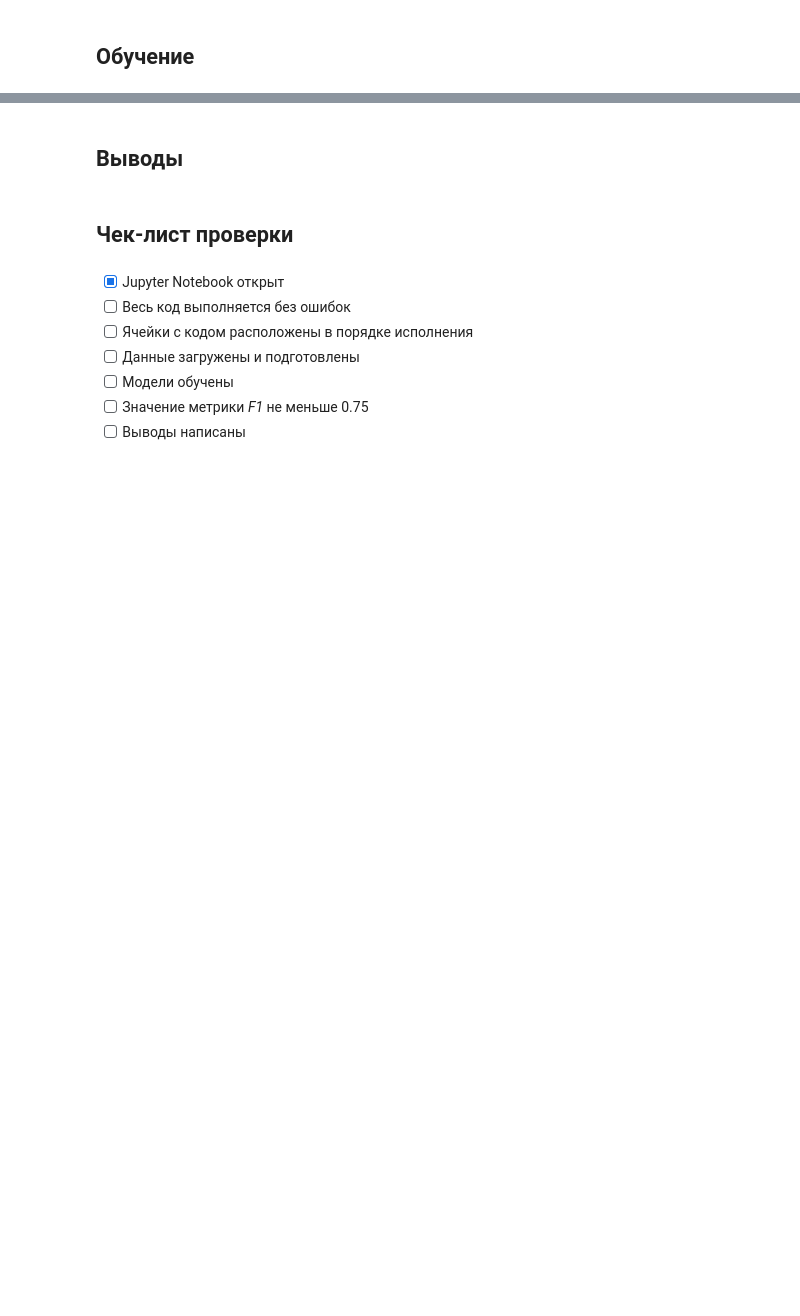
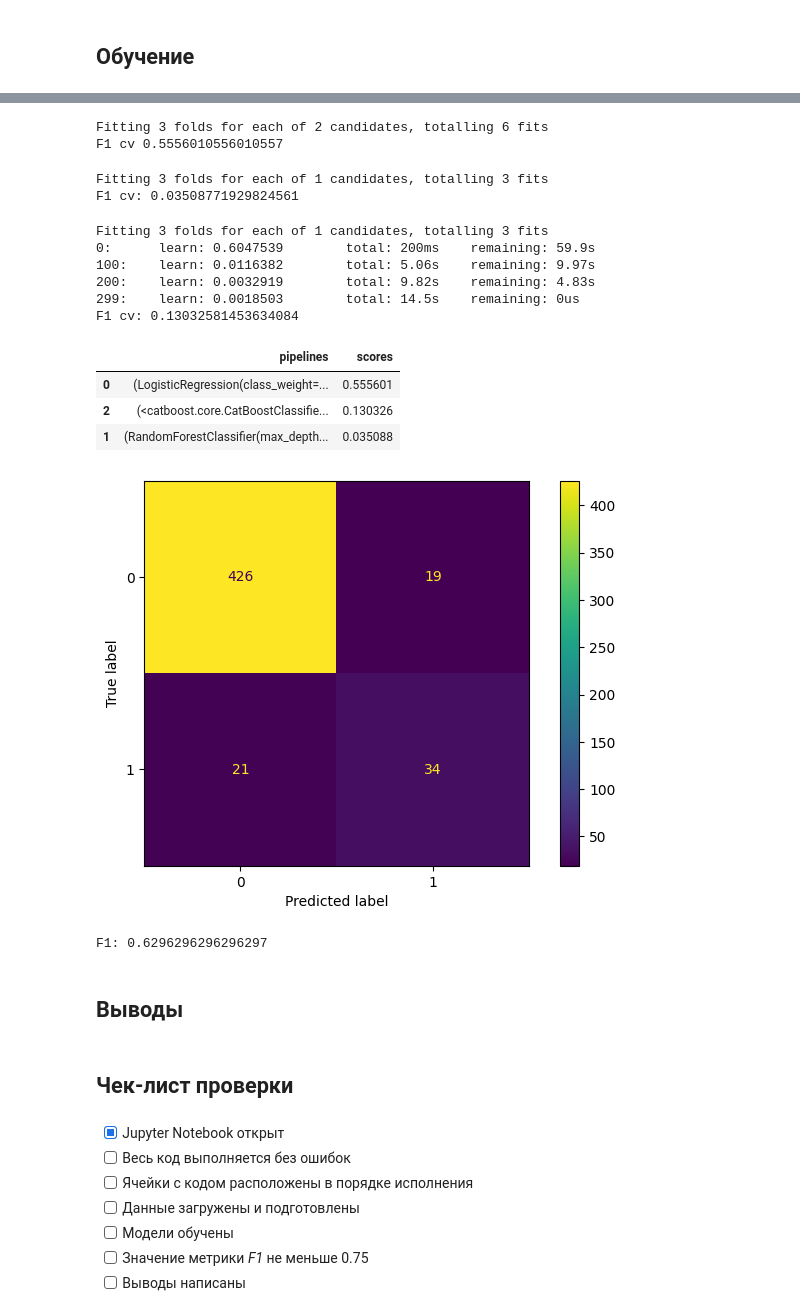
Before and after one commit to kirillva/yandex-bert, a Jupyter notebook: b5043e21-eb29-4816-998f-f4795dd04686.ipynb, the cells around one changed output, grey strips where cells are left out. Drawn from its saved outputs; the diff is of its cells as text; code cells hidden in the pictures; blank space fills up the shorter version.

```diff
--- a/b5043e21-eb29-4816-998f-f4795dd04686.ipynb
+++ b/b5043e21-eb29-4816-998f-f4795dd04686.ipynb
@@ -143,3 +262,54 @@ lr_clf.score(test_features, test_labels)
+# %%
+lr_pipe = Pipeline([
+    ('clf', LogisticRegression(random_state=12345, solver='liblinear', class_weight='balanced'))
+])
+
+param_grid = {
+    'clf__solver' : ['liblinear'],
+    'clf__max_iter' : [1000, 2500]
+}
+
+lr_estimator, lr_best_params, lr_best_score = search_best_estimator(lr_pipe, param_grid, train_features, train_labels)
+
+print('F1 cv', lr_best_score)
+# %% [output]
+Fitting 3 folds for each of 2 candidates, totalling 6 fits
+F1 cv 0.5556010556010557
+# %%
+rf_pipe = Pipeline([
+    ('clf', RandomForestClassifier(n_estimators=100, max_depth=19, random_state=12345))
+])
+param_grid = {
+    "clf__n_estimators": [150], #[i for i in range(100,250,50)],
+    "clf__max_depth": [20], #[i for i in range(10,30,10)], #[i for i in range(10,60,5)],
+    "clf__min_samples_split":[2], #[i for i in range(2,4,2)],
+    "clf__min_samples_leaf": [2],
+}
+
+rf_estimator, rf_best_params, rf_best_score = search_best_estimator(rf_pipe, param_grid, train_features, train_labels)
+
+print('F1 cv:', rf_best_score)
+# %% [output]
+Fitting 3 folds for each of 1 candidates, totalling 3 fits
+F1 cv: 0.03508771929824561
+# %%
+cb_pipe = Pipeline([
+    ('clf', CatBoostClassifier(iterations=300, verbose=100))
+])
+param_grid = {
+    "clf__learning_rate": [0.1] #[i/10 for i in range(1,3,1)]
+}
+
+cb_estimator, cb_best_params, cb_best_score = search_best_estimator(cb_pipe, param_grid, train_features, train_labels)
+
+print('F1 cv:', cb_best_score)
+# %% [output]
+Fitting 3 folds for each of 1 candidates, totalling 3 fits
+0:      learn: 0.6047539        total: 200ms    remaining: 59.9s
+100:    learn: 0.0116382        total: 5.06s    remaining: 9.97s
+200:    learn: 0.0032919        total: 9.82s    remaining: 4.83s
+299:    learn: 0.0018503        total: 14.5s    remaining: 0us
+F1 cv: 0.13032581453634084
 # %%
 # tokenizer = transformers.BertTokenizer(vocab_file='datasets/ds_bert/vocab.txt')
 
@@ -153,6 +323,34 @@ lr_clf.score(test_features, test_labels)
 # padded = np.array([i + [0]*(max_len - len(i)) for i in tokenized.values])
 
 # attention_mask = np.where(padded != 0, 1, 0)
+# %%
+pipelines = pd.DataFrame(
+    {
+        "pipelines": [
+            lr_pipe,
+            rf_pipe,
+            cb_pipe
+        ],
+        "scores": [lr_best_score, rf_best_score, cb_best_score]
+    }
+).sort_values(by='scores', ascending=False)
+display(pipelines)
+pipeline = pipelines.iloc[0]['pipelines']
+# %% [output]
+|  | pipelines | scores |
+| 0 | (LogisticRegression(class_weight=... | 0.555601 |
+| 2 | (<catboost.core.CatBoostClassifie... | 0.130326 |
+| 1 | (RandomForestClassifier(max_depth... | 0.035088 |
+# %%
+pipeline.fit(train_features, train_labels)
+
+predictions = pipeline.predict(test_features)
+
+plot_confusion_matrix(test_labels, predictions, pipeline)
+print('F1:', f1_score(test_labels, predictions))
+# %% [output]
+[figure, added]
+F1: 0.6296296296296297
 # %% [markdown]
 ## Выводы
 # %% [markdown]
```
Also changed, not shown: parts of 20 cells of this notebook.
